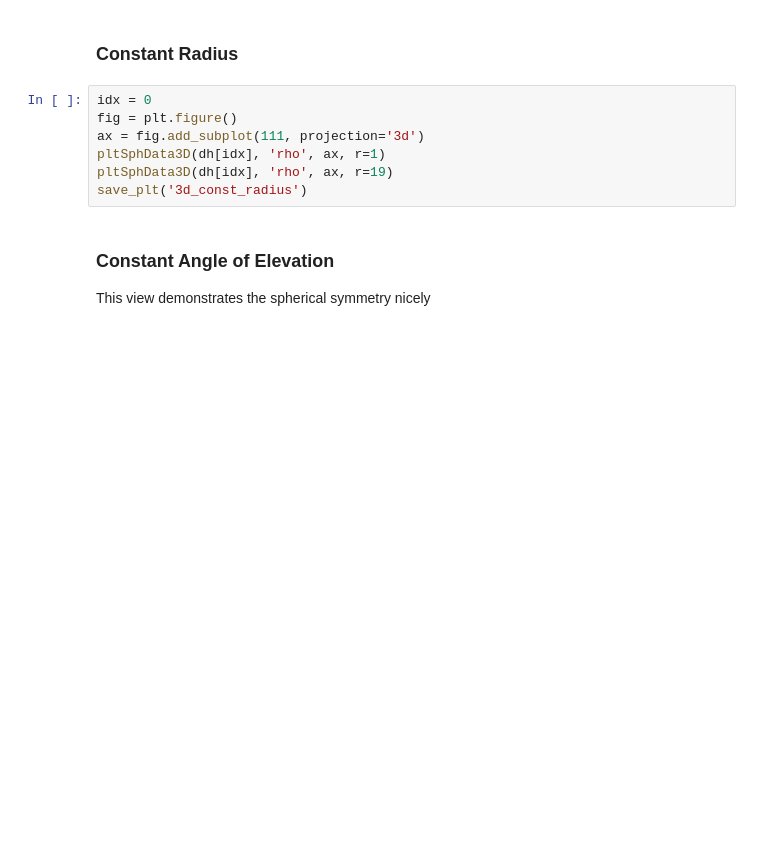
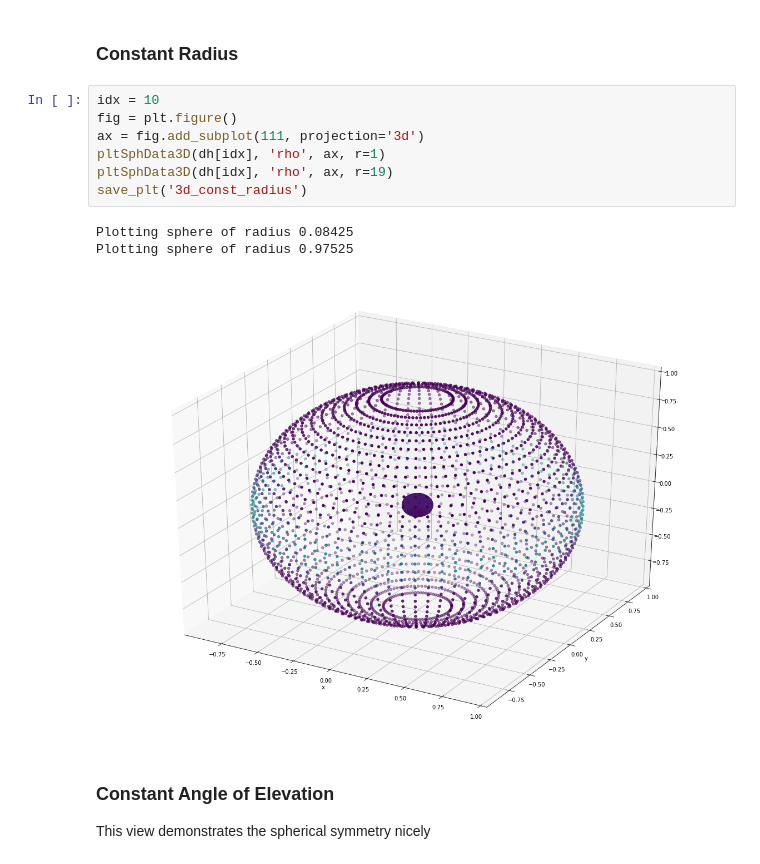
Before and after one commit to tygamvrelis/Astrophysics, a Jupyter notebook: Analysis.ipynb, the cells around one changed output. Drawn from its saved outputs; the diff is of its cells as text; blank space fills up the shorter version.

```diff
--- a/Analysis.ipynb
+++ b/Analysis.ipynb
@@ -632,12 +633,16 @@ def pltSphData3D(d, qty, axes, r=-1, theta=-1, phi=-1, silent=False, f=-1, log=F
 # %% [markdown]
 ### Constant Radius
 # %%
-idx = 0
+idx = 10
 fig = plt.figure()
 ax = fig.add_subplot(111, projection='3d')
 pltSphData3D(dh[idx], 'rho', ax, r=1)
 pltSphData3D(dh[idx], 'rho', ax, r=19)
 save_plt('3d_const_radius')
+# %% [output]
+Plotting sphere of radius 0.08425
+Plotting sphere of radius 0.97525
+[figure, added]
 # %% [markdown]
 ### Constant Angle of Elevation
 This view demonstrates the spherical symmetry nicely
```
Also changed, not shown: parts of 12 cells of this notebook, 10 other files.
